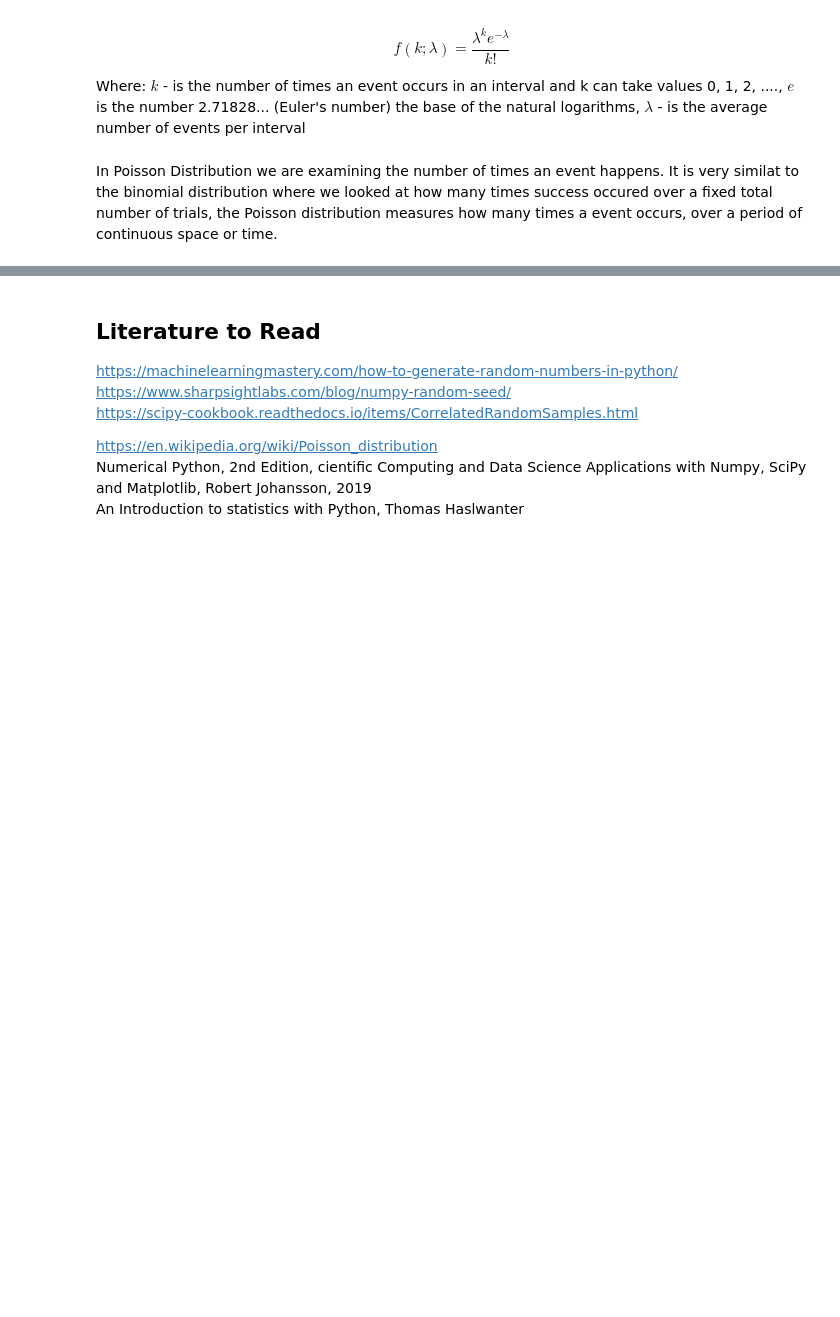
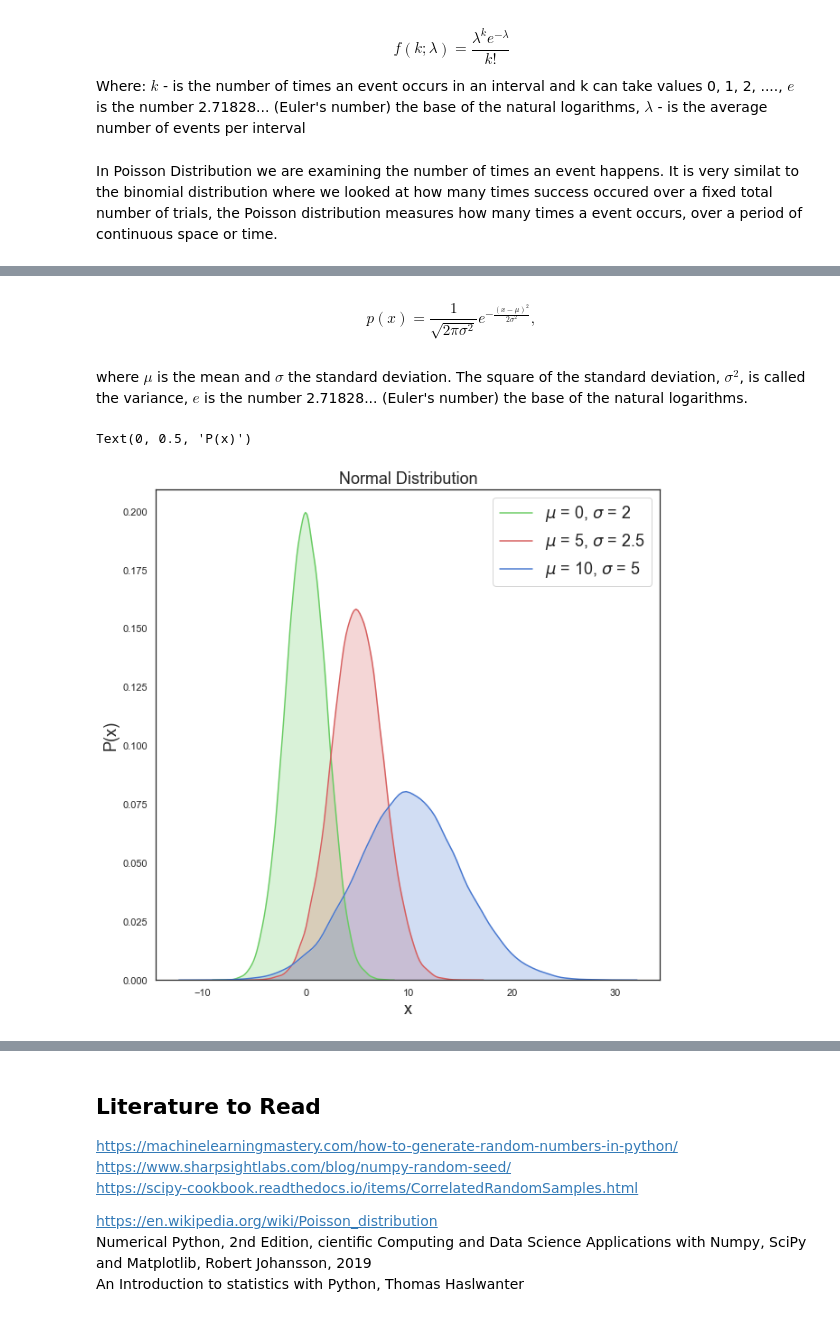
Before and after one commit to Slawak1/GMIT-ProgDA-Assesment-2019, a Jupyter notebook: ProgDA Assesment 2019.ipynb, the cells around one changed output, grey strips where cells are left out. Cells and saved outputs as stored; diff of their text form; code cells hidden in the pictures; blank space fills up the shorter version.

Commit message:
Chisquare and Normal Dist added

```diff
--- a/ProgDA Assesment 2019.ipynb
+++ b/ProgDA Assesment 2019.ipynb
@@ -355,0 +375,28 @@ Text(0, 0.5, 'P(k)')
+# %% [markdown]
+$$
+p(x) = \frac{1}{\sqrt{ 2 \pi \sigma^2 }} e^{ - \frac{ (x - \mu)^2 } {2 \sigma^2} },
+$$
+# %% [markdown]
+
+where $\mu$ is the mean and $\sigma$ the standard deviation. The square of the standard deviation, $\sigma^2$, is called the variance, $e$ is the number 2.71828... (Euler's number) the base of the natural logarithms.
+# %%
+# https://seaborn.pydata.org/examples/distplot_options.html
+
+x = np.random.normal(0,2, 50000)
+y = np.random.normal(5,2.5, 50000)
+z = np.random.normal(10,5, 50000)
+
+
+sns.set(style="white", palette="muted", color_codes=True)
+f, axes = plt.subplots(figsize=(10, 10), sharex=True)
+
+sns.distplot(x, hist=False, color="g", label = '$\mu$ = 0, $\sigma$ = 2 ', kde_kws={"shade": True})
+sns.distplot(y, hist=False, color="r", label = '$\mu$ = 5, $\sigma$ = 2.5 ', kde_kws={"shade": True})
+sns.distplot(z, hist=False, color="b", label = '$\mu$ = 10, $\sigma$ = 5 ', kde_kws={"shade": True})
+axes.legend(fontsize='18')
+axes.set_title('Normal Distribution', fontsize='18')
+plt.xlabel('x', fontsize='18')
+plt.ylabel('P(x)', fontsize='18')
+# %% [output]
+Text(0, 0.5, 'P(x)')
+[figure, added]
```
Also changed, not shown: parts of 42 cells of this notebook, 2 other files.
